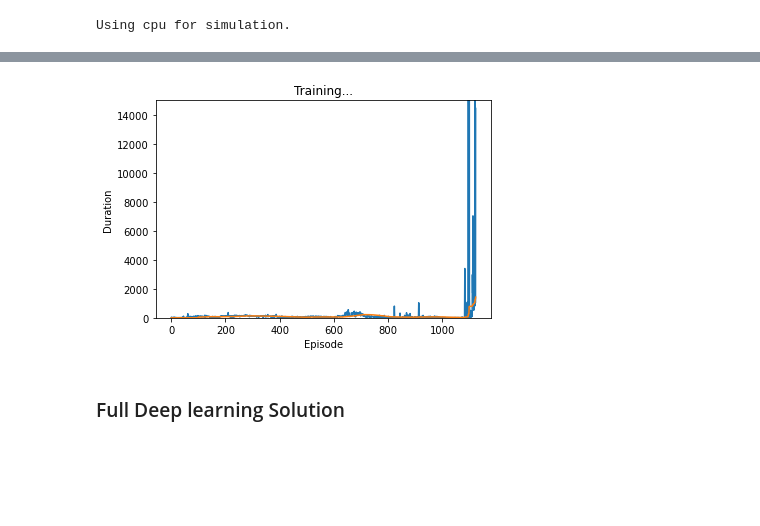
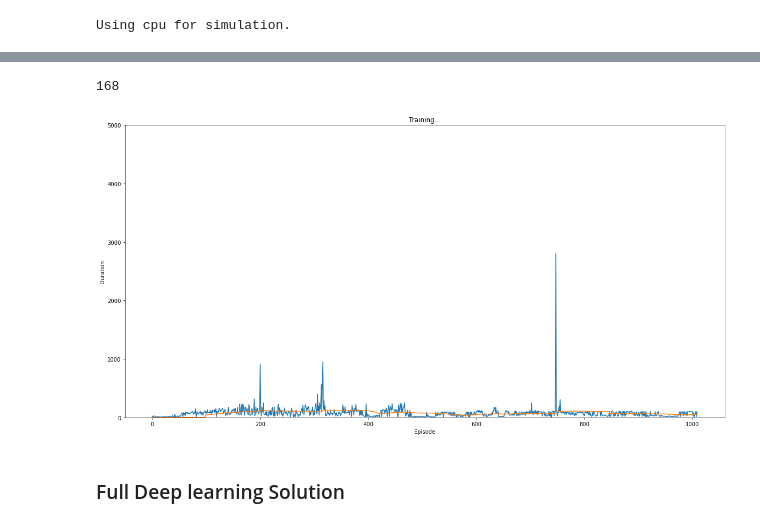
Before and after one commit to dabiged/RLPlayground, a Jupyter notebook: IntroRL/RL_toymodels.ipynb, the cells around one changed output, grey strips where cells are left out. Saved outputs shown, nothing was run; the diff lists cells and outputs as text; code cells hidden in the pictures; blank space fills up the shorter version.

```diff
--- a/IntroRL/RL_toymodels.ipynb
+++ b/IntroRL/RL_toymodels.ipynb
@@ -309,15 +319,17 @@ def plot_eps (max_steps=1000,EPS_START = 0.9, EPS_END = 0.05, EPS_DECAY = 200):
     plt.show()
     return None
 # %%
-BATCH_SIZE = 512
+BATCH_SIZE = 256
 # Discount Factor
 GAMMA = 0.999
 
 # Define epsilon greedy behaviour with 3 parameters.
+# Note we want to explore exclusively initially.
 EPS_START = 1.3
 EPS_END = 0.05
-EPS_DECAY = 500.0
+EPS_DECAY = 200.0
 
+# Plot what our epsilon values look like.
 plot_eps(1000,EPS_START,EPS_END,EPS_DECAY)
 
 # How often do we update our policy network parameters (in steps)
@@ -370,7 +382,10 @@ episode_durations = []
 
 
 def plot_durations():
-    plt.figure(2)
+    '''Show the numder of durations per episode on the yaxis.
+    After 100 episodes also plot a moving average.
+    '''
+    plt.figure(2,figsize=(20,10))
     #plt.clf()
     durations_t = torch.tensor(episode_durations, dtype=torch.float)
     plt.title('Training...')
@@ -383,7 +398,7 @@ def plot_durations():
         means = torch.cat((torch.zeros(99), means))
         plt.plot(means.numpy())
 
-    plt.pause(0.1)  # pause a bit so that plots are updated
+    plt.pause(0.001)  # pause a bit so that plots are updated
     if is_ipython:
         display.clear_output(wait=True)
         #display.display(plt.gcf())
@@ -462,7 +477,7 @@ def optimize_model():
     ###  i.e. x += -lr * x.grad
     optimizer.step()
 # %%
-num_episodes = 1500
+num_episodes = 1000
 for i_episode in range(num_episodes):
     # Initialize the environment and state
     env.reset()
@@ -470,24 +485,21 @@ for i_episode in range(num_episodes):
     state = torch.from_numpy(np.cast['float32'](state)).unsqueeze(0).to(device)
     for t in count():
         # Select and perform an action
-        # Question: Where does state come from here on loop 1?
         action = select_action(state)
-        env.render()
+        #env.render()
         # Return the environment parameters.
         next_state, reward, done, _ = env.step(action.item())
         next_state = torch.from_numpy(np.cast['float32'](next_state)).unsqueeze(0).to(device)
 
-        # Question: What is this doing? is it an append?
         reward = torch.tensor([reward], device=device)
-        #print (state, action, reward)
-        # Observe new state
+
+        # If this transition caused the simulation to exit, set the next state to None.
         if not done:
             next_state = next_state
         else:
             next_state = None
 
         # Store the transition in memory
-        # Question: Again, where does next_state come from on the first loop?
         memory.push(state, action, next_state, reward)
 
         # Move to the next state
@@ -496,11 +508,13 @@ for i_episode in range(num_episodes):
         # Perform one step of the optimization (on the target network)
         optimize_model()
         if done or t >= 5000:
+            # Cap simulations at 5000 steps.
             episode_durations.append(t + 1)
             plot_durations()
             break
-    # Update the target network, copying all weights and biases in DQN
+
     if i_episode % TARGET_UPDATE == 0:
+        # Update the target network, copying all weights and biases in DQN
         target_net.load_state_dict(policy_net.state_dict())
 
 print('Complete')
@@ -512,27 +529,31 @@ plot_durations()
+# %%
+sum(episode_durations[-10:])
+# %% [output]
+168
 # %%
 def plot_final_durations():
-    plt.figure(2)
+    plt.figure(2,figsize=(20,10))
     #plt.clf()
     durations_t = torch.tensor(episode_durations, dtype=torch.float)
     plt.title('Training...')
     plt.xlabel('Episode')
     plt.ylabel('Duration')
-    plt.ylim((0,15000))
+    plt.ylim((0,5000))
     plt.plot(durations_t.numpy())
     # Take 100 episode averages and plot them too
     if len(durations_t) >= 100:
         means = durations_t.unfold(0, 100, 1).mean(1).view(-1)
         means = torch.cat((torch.zeros(99), means))
         plt.plot(means.numpy())
 
     plt.pause(0.1)  # pause a bit so that plots are updated
     if is_ipython:
         display.clear_output(wait=True)
         #display.display(plt.gcf())
 
 plot_final_durations()
 # %% [output]
-[figure, old version]
+[figure, new version]
 # %% [markdown]
 ### Full Deep learning Solution
 # %% [markdown]
```
Also changed, not shown: parts of 11 cells of this notebook.
